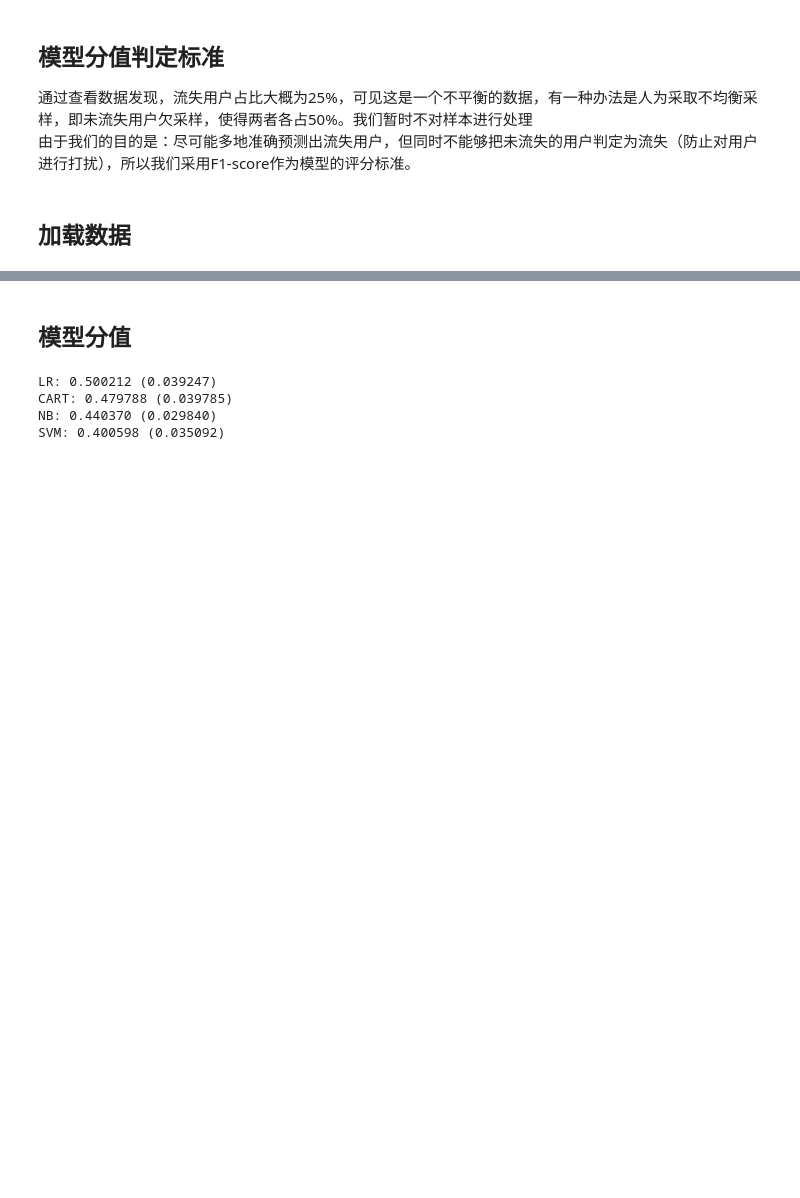
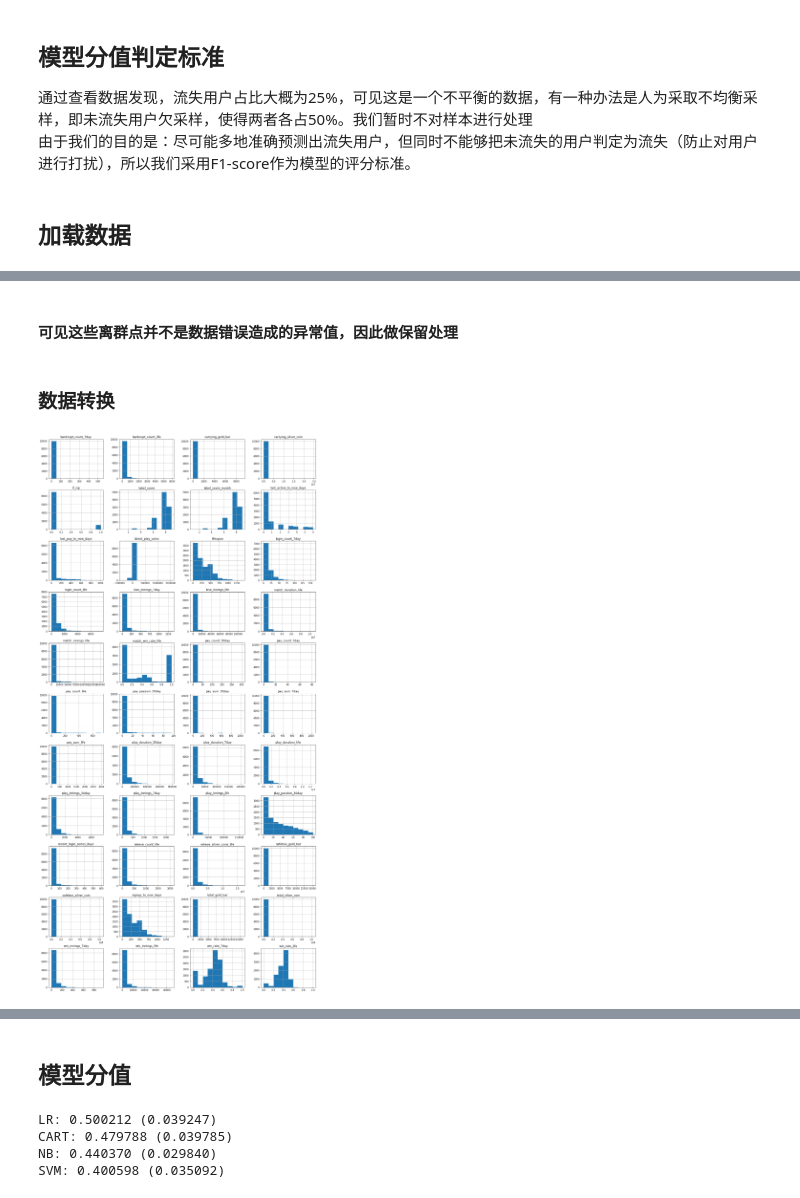
Before and after one commit to fionalee1412/myfile, a Jupyter notebook: 流失预测/地方棋牌流失预测完整文档.ipynb, the cells around one changed output, grey strips where cells are left out. Saved outputs shown, nothing was run; the diff lists cells and outputs as text; code cells hidden in the pictures; blank space fills up the shorter version.

```diff
--- a/流失预测/地方棋牌流失预测完整文档.ipynb
+++ b/流失预测/地方棋牌流失预测完整文档.ipynb
@@ -112,0 +205,8 @@ data.fillna('0',inplace=True)
+# %% [markdown]
+#### 可见这些离群点并不是数据错误造成的异常值，因此做保留处理
+# %% [markdown]
+### 数据转换
+# %%
+data.iloc[:,4:52].hist(sharex=False,sharey=False,figsize=(20,50),layout=(13,4));
+# %% [output]
+[figure, added]
```
Also changed, not shown: parts of 23 cells of this notebook, 1 other file.
